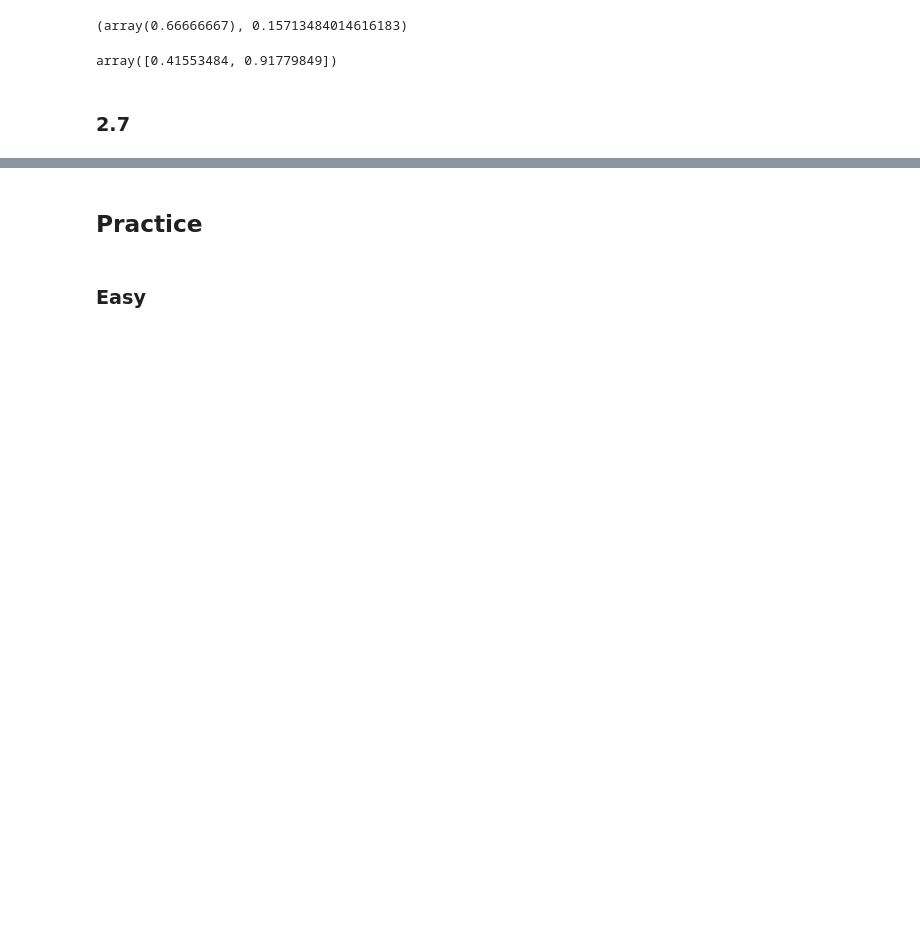
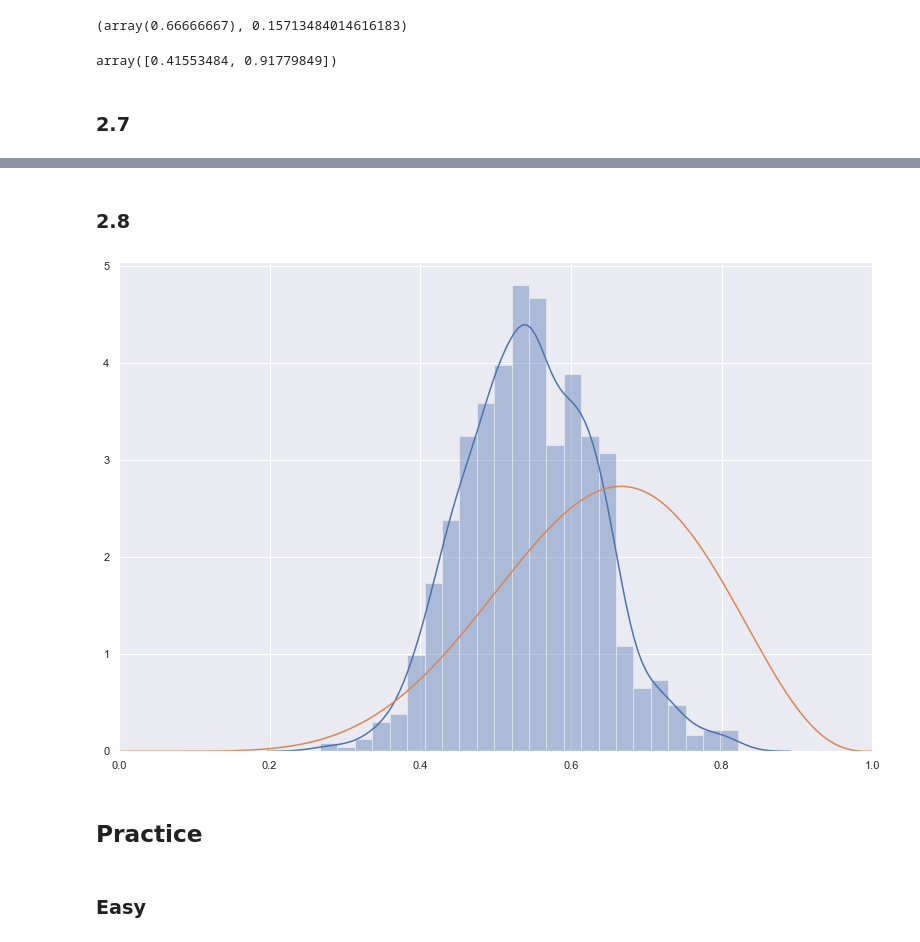
Before and after one commit to grinnbearit/statistical_rethinking, a Jupyter notebook: chapter_2.ipynb, the cells around one changed output, grey strips where cells are left out. Cells and saved outputs as stored; diff of their text form; code cells hidden in the pictures; blank space fills up the shorter version.

```diff
--- a/chapter_2.ipynb
+++ b/chapter_2.ipynb
@@ -114,3 +114,31 @@ ax.legend(loc=0);
+# %% [markdown]
+### 2.8
+# %%
+n_samples = 1000
+p = np.zeros(n_samples)
+p[0] = 0.5
+W = 6
+L = 3
+for i in range(1, n_samples):
+    p_new = stats.norm(loc=p[0], scale=0.1).rvs(1)[0]
+    if p_new < 0:
+        p_new = np.abs(p_new)
+    elif p_new > 1:
+        p_new = 2 - p_new
+
+    q0 = stats.binom.pmf(W, W+L, p[i-1])
+    q1 = stats.binom.pmf(W, W+L, p_new)
+    p[i] = p_new if stats.uniform().rvs(1)[0] < q1/q0 else p[i-1]
+# %%
+f, ax = plt.subplots(1,1)
+f.set_size_inches(13.5, 9)
+sns.distplot(p, )
+ax.set_xlim(0, 1)
+
+xs = np.linspace(0, 1, 1000)
+ax.plot(xs, stats.beta(W+1, L+1).pdf(xs));
+# %% [output]
+[figure, added]
 # %% [markdown]
 ## Practice
 # %% [markdown]
```
Also changed, not shown: parts of 3 cells of this notebook.
